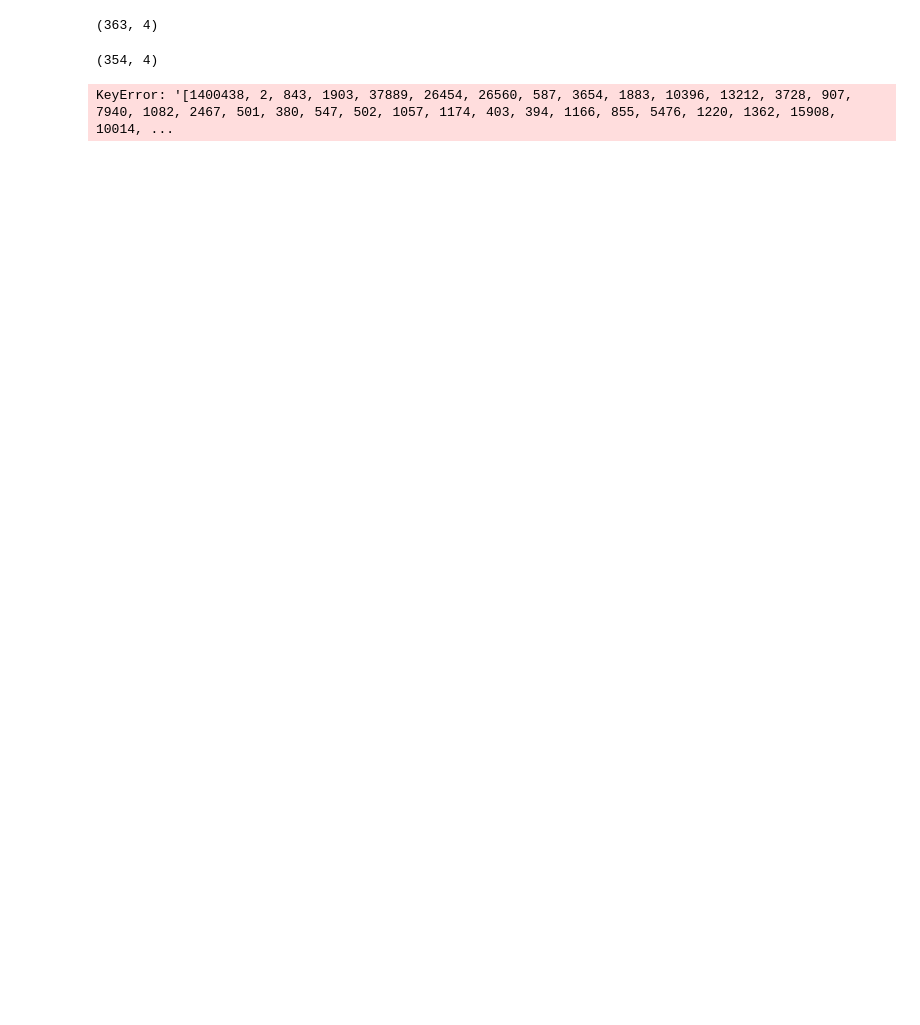
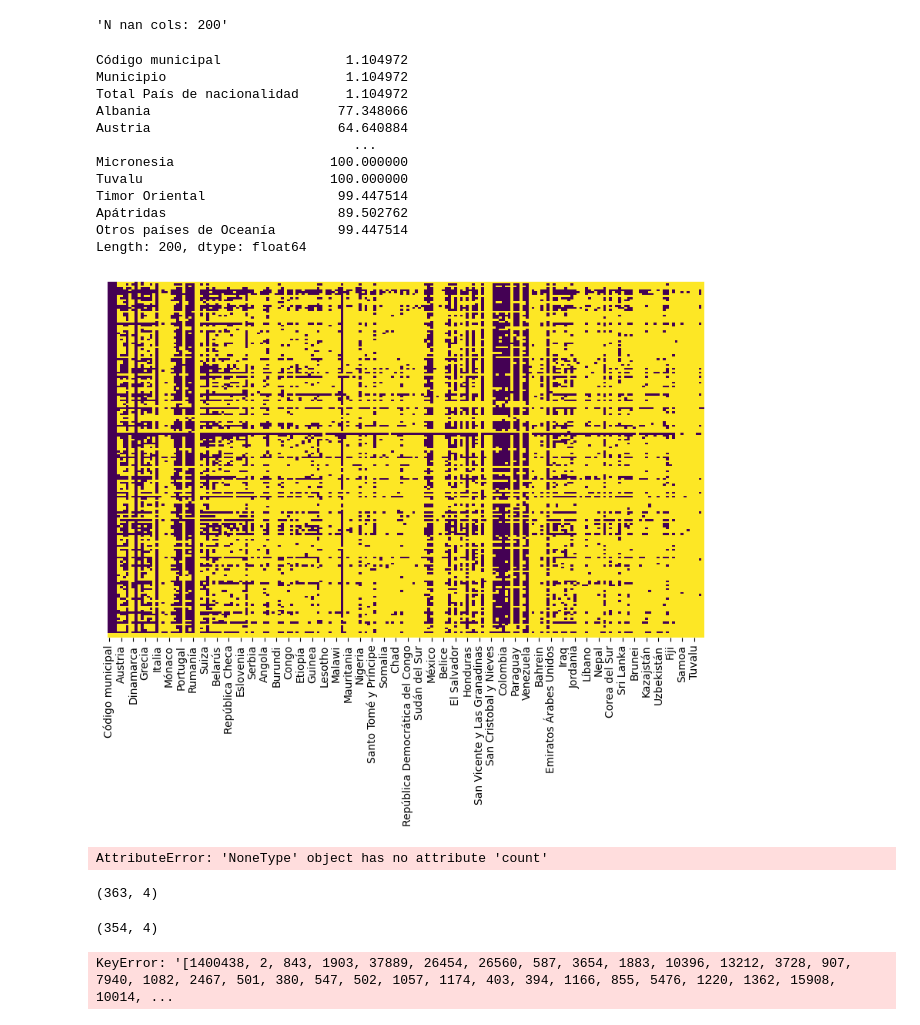
Before and after one commit to santiagofp9/Pueblos_trasnacionales, a Jupyter notebook: Hygiene.ipynb, the cells around one changed output. Saved outputs shown, nothing was run; the diff lists cells and outputs as text; code cells hidden in the pictures; blank space fills up the shorter version.

```diff
--- a/Hygiene.ipynb
+++ b/Hygiene.ipynb
@@ -61,3 +95,21 @@ pue_nacimiento.drop([0,1,2,3,4], axis=0, inplace=True)
+# %%
+Funk.check_nan(naci_fue)
+# %% [output]
+'N nan cols: 200'
+Código municipal                1.104972
+Municipio                       1.104972
+Total País de nacionalidad      1.104972
+Albania                        77.348066
+Austria                        64.640884
+                                 ...
+Micronesia                    100.000000
+Tuvalu                        100.000000
+Timor Oriental                 99.447514
+Apátridas                      89.502762
+Otros países de Oceanía        99.447514
+Length: 200, dtype: float64
+[figure, added]
+AttributeError: 'NoneType' object has no attribute 'count'
 # %%
 pue_general = pue_nacimiento[['Unnamed: 1','Unnamed: 2','Unnamed: 3','Unnamed: 4']]
 # %%
```
Also changed, not shown: parts of 12 cells of this notebook, 1 other file.
